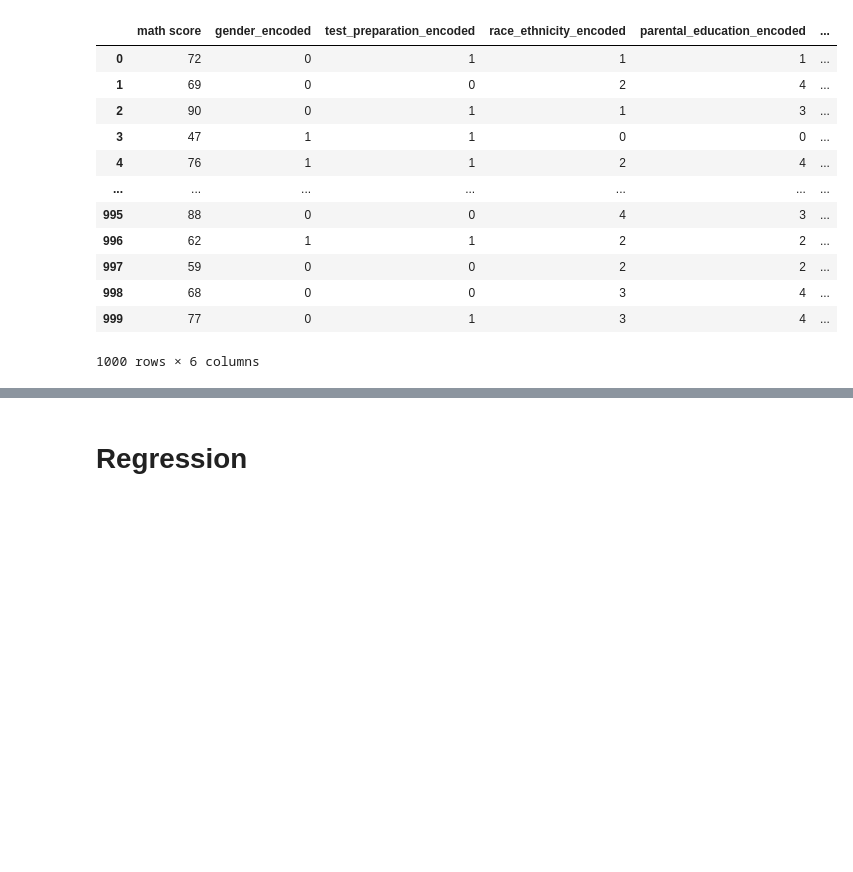
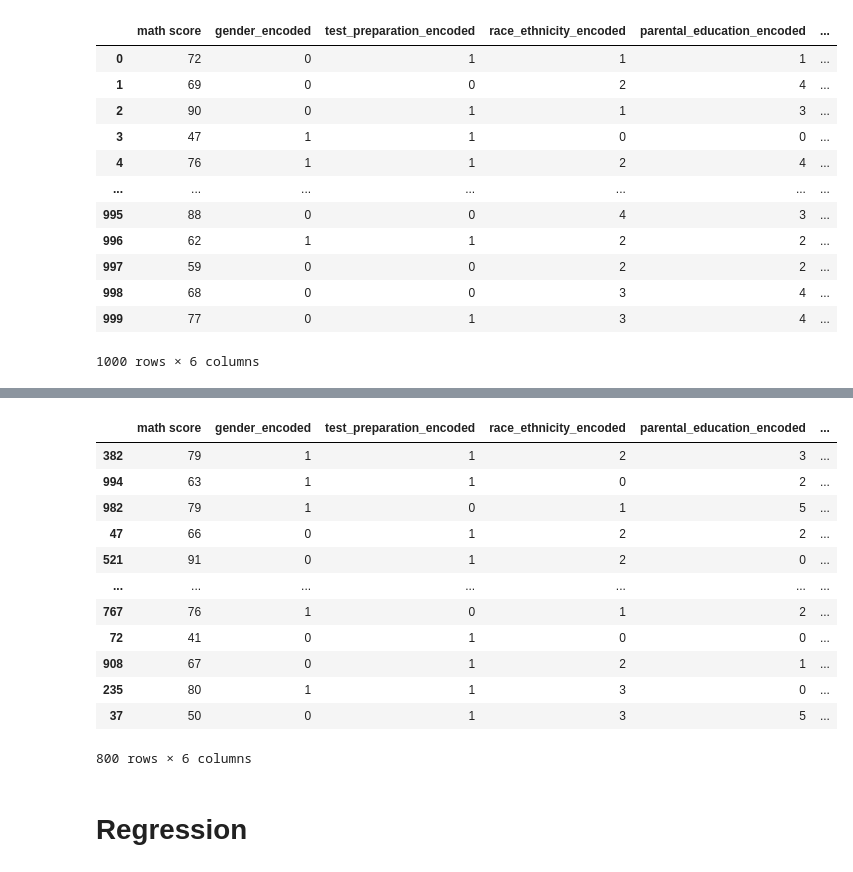
Before and after one commit to WilmerSoto/PrediccionExamen, a Jupyter notebook: Trabajo_final.ipynb, the cells around one changed output, grey strips where cells are left out. Drawn from its saved outputs; the diff is of its cells as text; code cells hidden in the pictures; blank space fills up the shorter version.

```diff
--- a/Trabajo_final.ipynb
+++ b/Trabajo_final.ipynb
@@ -109,3 +141,20 @@ y_reading = df[['reading score', 'writing score']]
+# %%
+x = df.drop(['math score','writing score'], axis=1)
+
+y = df[['math score', 'writing score']]
+
+# RFG
+# 0.9188, 0.8722, 4.25
+# LR
+# 0.88, 0.8934, 3.914
+# GBT
+# 0.9064, 0.8904, 3.99
+# KNN
+# 0.8633, 0.8355, 4.80
+# MLP
+# 0.8799, 0.8931, 3.92
+# SVR
+# 0.8795, 0.8914, 3.94
 # %% [markdown]
 # **Para clasificacion**:
 # %% [markdown]
@@ -201,3 +229,19 @@ y_train_reading
+# %%
+x_train
+# %% [output]
+|  | math score | gender_encoded | test_preparation_encoded | race_ethnicity_encoded | parental_education_encoded | ... |
+| 382 | 79 | 1 | 1 | 2 | 3 | ... |
+| 994 | 63 | 1 | 1 | 0 | 2 | ... |
+| 982 | 79 | 1 | 0 | 1 | 5 | ... |
+| 47 | 66 | 0 | 1 | 2 | 2 | ... |
+| 521 | 91 | 0 | 1 | 2 | 0 | ... |
+| ... | ... | ... | ... | ... | ... | ... |
+| 767 | 76 | 1 | 0 | 1 | 2 | ... |
+| 72 | 41 | 0 | 1 | 0 | 0 | ... |
+| 908 | 67 | 0 | 1 | 2 | 1 | ... |
+| 235 | 80 | 1 | 1 | 3 | 0 | ... |
+| 37 | 50 | 0 | 1 | 3 | 5 | ... |
+800 rows × 6 columns
 # %%
 x_train_writing, x_test_writing, y_train_writing, y_test_writing = train_test_split(x, y_writing, test_size=0.2, random_state=1)
 # %% [markdown]
```
Also changed, not shown: parts of 46 cells of this notebook.
